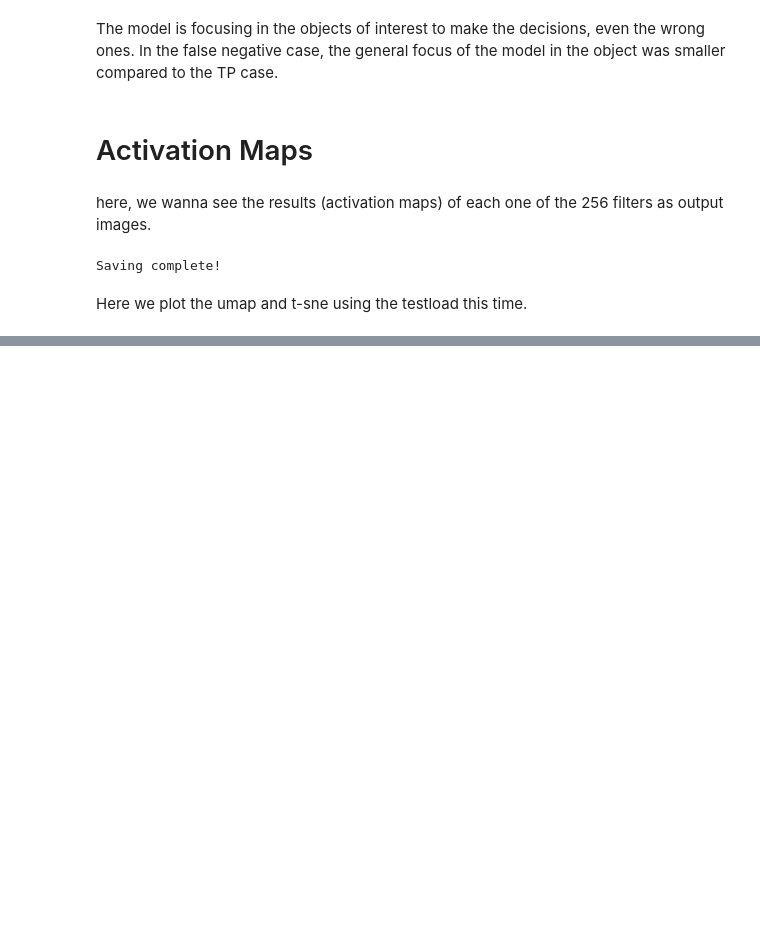
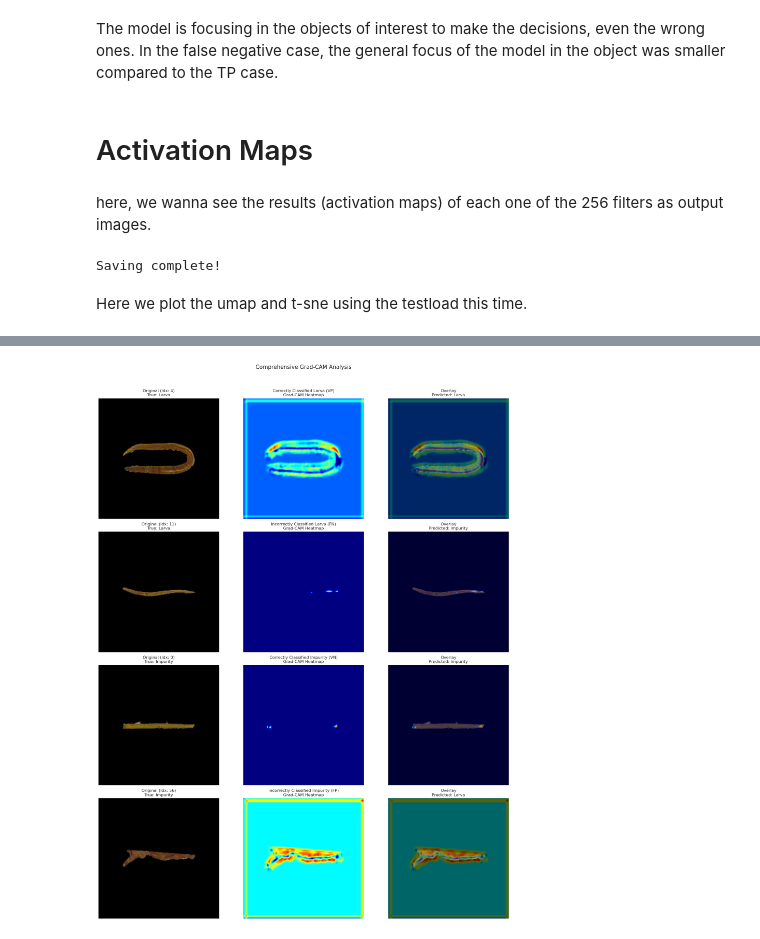
Before and after one commit to kdunorat/CNN-larvae, a Jupyter notebook: cnn_larvae.ipynb, the cells around one changed output, grey strips where cells are left out. Cells and saved outputs as stored; diff of their text form; code cells hidden in the pictures; blank space fills up the shorter version.

```diff
--- a/cnn_larvae.ipynb
+++ b/cnn_larvae.ipynb
@@ -975,0 +1154,83 @@ clusters parecem bem sobrepostos, principalmente na saída da última camada de
+# %%
+print("Finding examples in the test set...")
+# Indices for: True Positive, False Negative, True Negative, False Positive
+tp_idx, fn_idx, tn_idx, fp_idx = -1, -1, -1, -1
+
+model_v2.eval()
+with torch.no_grad():
+    for i, (img_tensor, label) in enumerate(testset):
+        img_tensor_batch = img_tensor.unsqueeze(0).to(device)
+        output = model_v2(img_tensor_batch)
+        prediction = torch.argmax(output, dim=1).item()
+
+        # Case: True label is Larva (0)
+        if label == 0:
+            if prediction == 0 and tp_idx == -1:
+                tp_idx = i
+            elif prediction == 1 and fn_idx == -1:
+                fn_idx = i
+
+        # Case: True label is Impurity (1)
+        elif label == 1:
+            if prediction == 1 and tn_idx == -1:
+                tn_idx = i
+            elif prediction == 0 and fp_idx == -1:
+                fp_idx = i
+
+        # Stop when all four examples are found
+        if all(idx != -1 for idx in [tp_idx, fn_idx, tn_idx, fp_idx]):
+            break
+
+print(f"True Positive (Larva as Larva) found at index: {tp_idx}")
+print(f"False Negative (Larva as Impurity) found at index: {fn_idx}")
+print(f"True Negative (Impurity as Impurity) found at index: {tn_idx}")
+print(f"False Positive (Impurity as Larva) found at index: {fp_idx}")
+target_layer = model_v2.features[1][0]
+grad_cam = GradCAM(model_v2, target_layer)
+class_names = {0: 'Larva', 1: 'Impurity'}
+
+# Create a 4x3 grid for the plots
+fig, axes = plt.subplots(4, 3, figsize=(18, 24))
+fig.suptitle('Comprehensive Grad-CAM Analysis', fontsize=16)
+
+# Helper function to avoid code repetition
+def plot_case(ax_row, case_idx, case_title):
+    if case_idx == -1:
+        print(f"Could not find an example for: {case_title}")
+        ax_row[0].set_title(f"Example not found for\n{case_title}")
+        for ax in ax_row: ax.axis('off')
+        return
+
+    img_tensor, label = testset[case_idx]
+    orig_image_np = denormalize(img_tensor)
+
+    cam, output = grad_cam(img_tensor.unsqueeze(0).to(device))
+    pred_label = torch.argmax(output, dim=1).item()
+    overlay, heatmap = visualize_gradcam(orig_image_np, cam)
+
+    ax_row[0].imshow(orig_image_np)
+    ax_row[0].set_title(f'Original (Idx: {case_idx})\nTrue: {class_names[label]}')
+    ax_row[1].imshow(heatmap)
+    ax_row[1].set_title('Grad-CAM Heatmap')
+    ax_row[2].imshow(overlay)
+    ax_row[2].set_title(f'Overlay\nPredicted: {class_names[pred_label]}')
+
+# Plot all 4 cases
+plot_case(axes[0], tp_idx, "True Positive")
+plot_case(axes[1], fn_idx, "False Negative")
+plot_case(axes[2], tn_idx, "True Negative")
+plot_case(axes[3], fp_idx, "False Positive")
+
+# Add overall titles for rows
+axes[0, 1].set_title("Correctly Classified Larva (VP)\n" + axes[0, 1].get_title(), fontsize=12)
+axes[1, 1].set_title("Incorrectly Classified Larva (FN)\n" + axes[1, 1].get_title(), fontsize=12)
+axes[2, 1].set_title("Correctly Classified Impurity (VN)\n" + axes[2, 1].get_title(), fontsize=12)
+axes[3, 1].set_title("Incorrectly Classified Impurity (FP)\n" + axes[3, 1].get_title(), fontsize=12)
+
+
+for ax in axes.flatten():
+    ax.axis('off')
+
+plt.tight_layout(rect=[0, 0.03, 1, 0.96])
+plt.show()
+# %% [output]
@@ -975,0 +1242 @@ clusters parecem bem sobrepostos, principalmente na saída da última camada de
+[figure, added]
```
Also changed, not shown: parts of 37 cells of this notebook, 1 other file.
